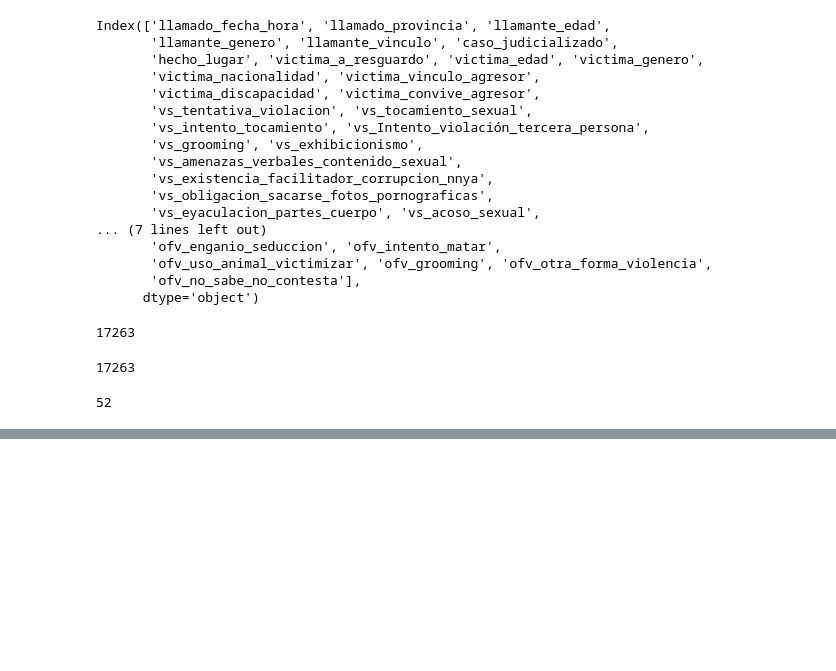
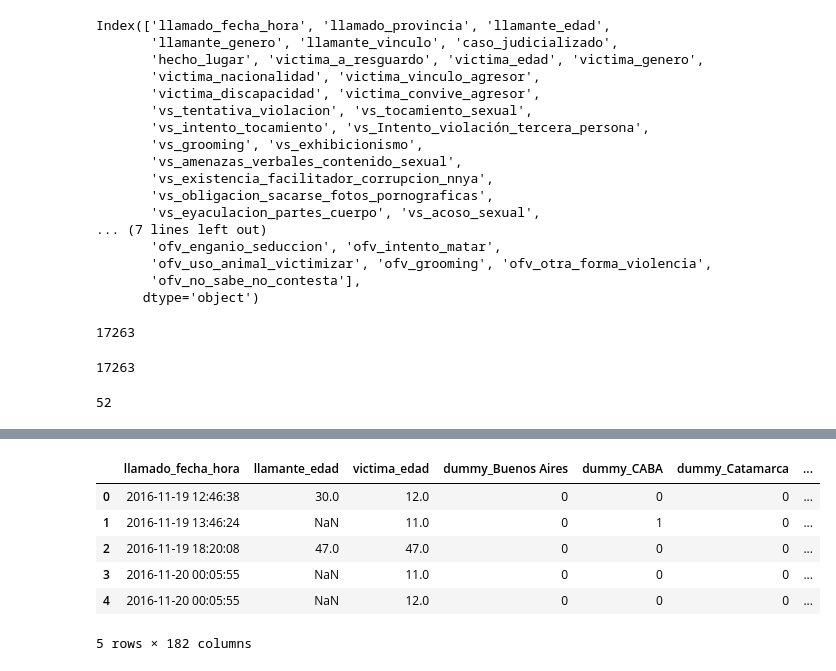
Before and after one commit to VicColombo/linea_137_llamados_vs, a Jupyter notebook: code/notebooks/try_out_things.ipynb, the cells around one changed output, grey strips where cells are left out. Cells and saved outputs as stored; diff of their text form; code cells hidden in the pictures; blank space fills up the shorter version.

```diff
--- a/code/notebooks/try_out_things.ipynb
+++ b/code/notebooks/try_out_things.ipynb
@@ -188,0 +270,11 @@ len(llamados_2.columns)
+# %%
+llamados_dummies = pd.get_dummies(llamados_v2,prefix='dummy', dtype=int)
+llamados_dummies.head()
+# %% [output]
+|  | llamado_fecha_hora | llamante_edad | victima_edad | dummy_Buenos Aires | dummy_CABA | dummy_Catamarca | ... |
+| 0 | 2016-11-19 12:46:38 | 30.0 | 12.0 | 0 | 0 | 0 | ... |
+| 1 | 2016-11-19 13:46:24 | NaN | 11.0 | 0 | 1 | 0 | ... |
+| 2 | 2016-11-19 18:20:08 | 47.0 | 47.0 | 0 | 0 | 0 | ... |
+| 3 | 2016-11-20 00:05:55 | NaN | 11.0 | 0 | 0 | 0 | ... |
+| 4 | 2016-11-20 00:05:55 | NaN | 12.0 | 0 | 0 | 0 | ... |
+5 rows × 182 columns
```
Also changed, not shown: parts of 12 cells of this notebook, 2 other files.
